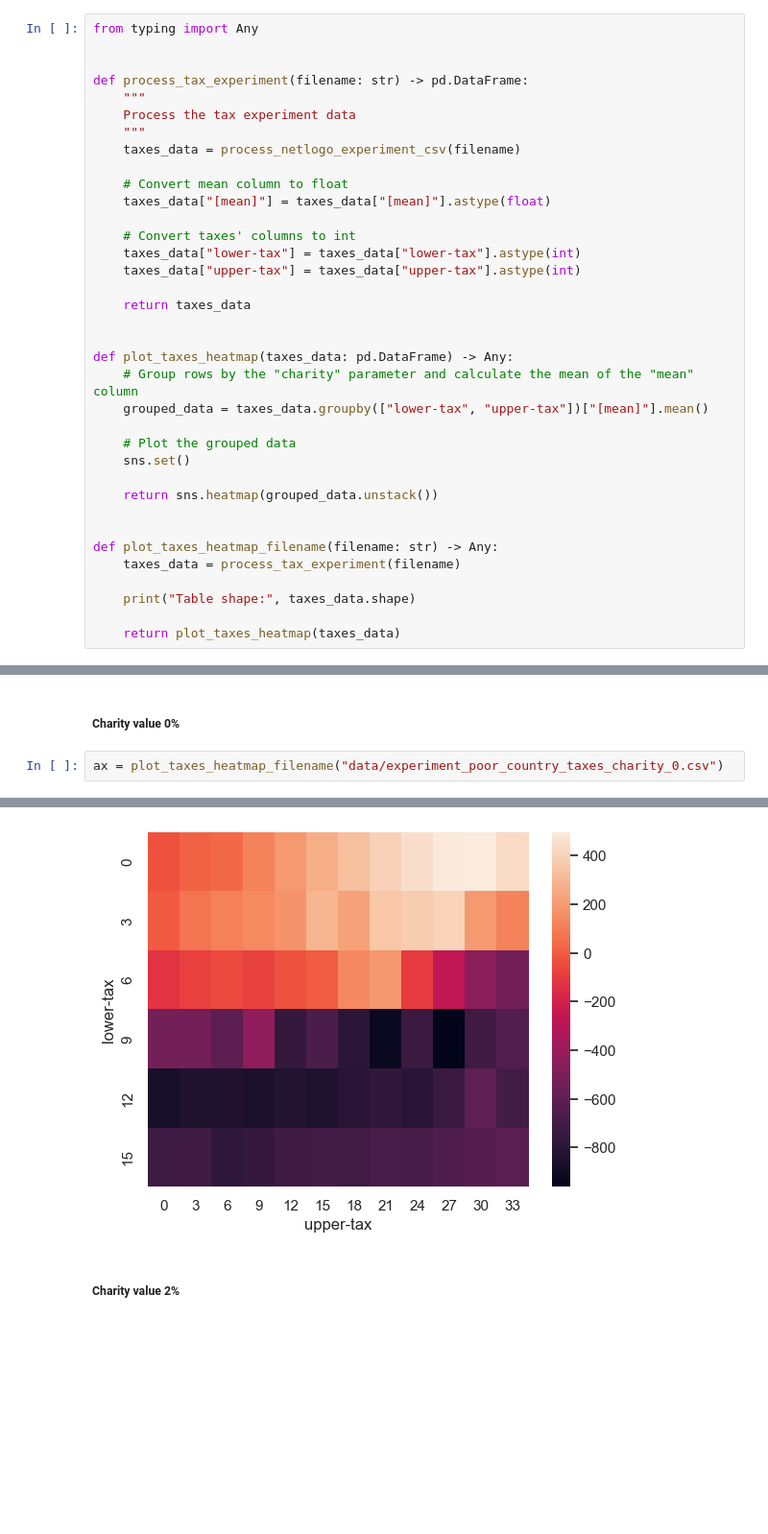
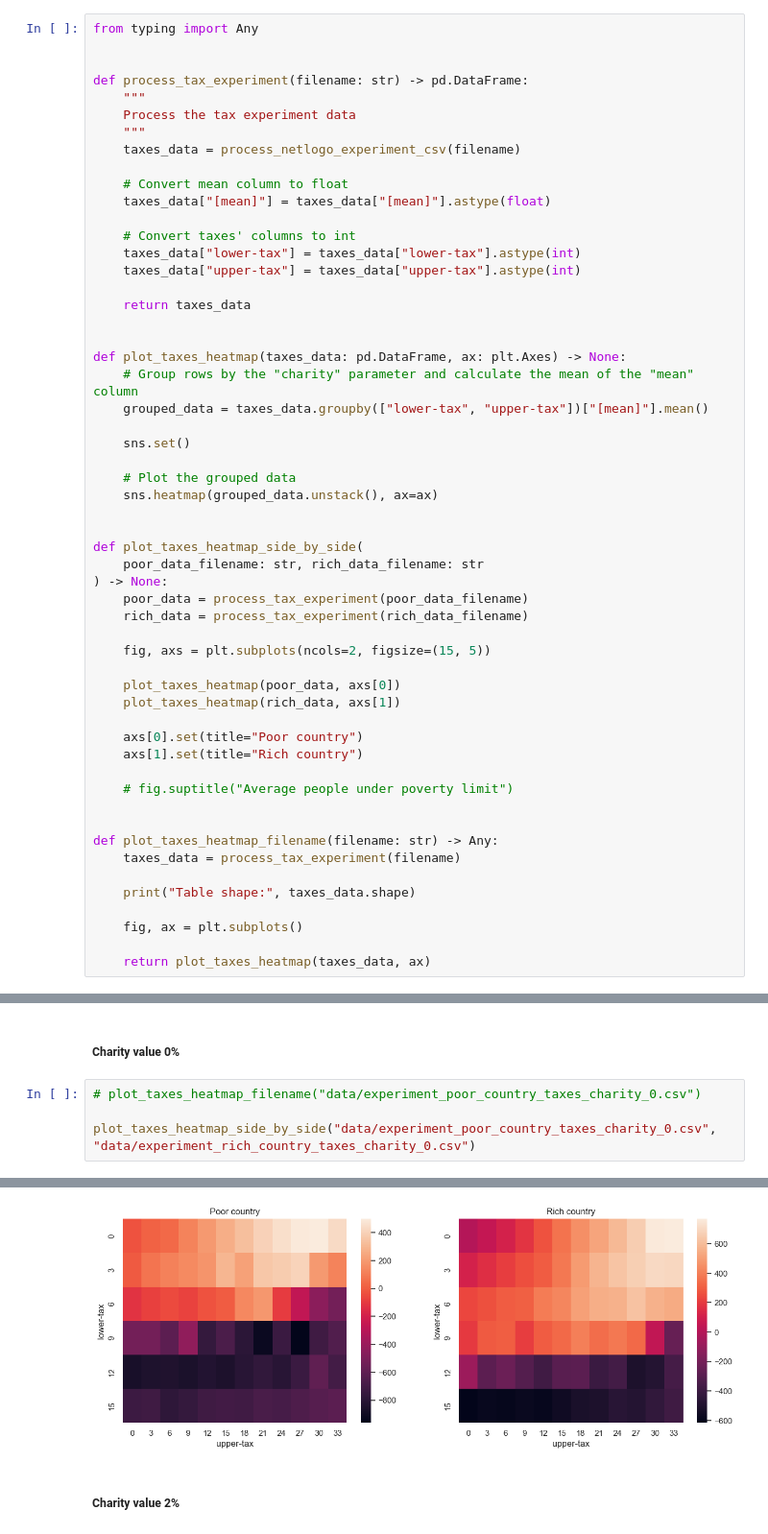
Before and after one commit to MrJoeKr/loveTaxes, a Jupyter notebook: make_graphs.ipynb, the cells around one changed output, grey strips where cells are left out. Shown at 96% size. Drawn from its saved outputs; the diff is of its cells as text; blank space fills up the shorter version.

Commit message:
Add side by side plots heatmaps

```diff
--- a/make_graphs.ipynb
+++ b/make_graphs.ipynb
@@ -178,14 +178,31 @@ def process_tax_experiment(filename: str) -> pd.DataFrame:
     return taxes_data
 
 
-def plot_taxes_heatmap(taxes_data: pd.DataFrame) -> Any:
+def plot_taxes_heatmap(taxes_data: pd.DataFrame, ax: plt.Axes) -> None:
     # Group rows by the "charity" parameter and calculate the mean of the "mean" column
     grouped_data = taxes_data.groupby(["lower-tax", "upper-tax"])["[mean]"].mean()
 
-    # Plot the grouped data
     sns.set()
 
-    return sns.heatmap(grouped_data.unstack())
+    # Plot the grouped data
+    sns.heatmap(grouped_data.unstack(), ax=ax)
+
+
+def plot_taxes_heatmap_side_by_side(
+    poor_data_filename: str, rich_data_filename: str
+) -> None:
+    poor_data = process_tax_experiment(poor_data_filename)
+    rich_data = process_tax_experiment(rich_data_filename)
+
+    fig, axs = plt.subplots(ncols=2, figsize=(15, 5))
+
+    plot_taxes_heatmap(poor_data, axs[0])
+    plot_taxes_heatmap(rich_data, axs[1])
+
+    axs[0].set(title="Poor country")
+    axs[1].set(title="Rich country")
+
+    # fig.suptitle("Average people under poverty limit")
 
 
 def plot_taxes_heatmap_filename(filename: str) -> Any:
@@ -193,7 +210,9 @@ def plot_taxes_heatmap_filename(filename: str) -> Any:
 
     print("Table shape:", taxes_data.shape)
 
-    return plot_taxes_heatmap(taxes_data)
+    fig, ax = plt.subplots()
+
+    return plot_taxes_heatmap(taxes_data, ax)
 # %% [markdown]
 ### Taxes experiment with charity value 2%
 # %%
@@ -246,5 +266,7 @@ Ending tick is 10000.
 # %% [markdown]
 ##### Charity value 0%
 # %%
-ax = plot_taxes_heatmap_filename("data/experiment_poor_country_taxes_charity_0.csv")
+# plot_taxes_heatmap_filename("data/experiment_poor_country_taxes_charity_0.csv")
+
+plot_taxes_heatmap_side_by_side("data/experiment_poor_country_taxes_charity_0.csv", "data/experiment_rich_country_taxes_charity_0.csv")
 # %% [output]
@@ -252,4 +273,4 @@ Table shape: (360, 12)
-[figure, old version]
+[figure, new version]
 # %% [markdown]
 ##### Charity value 2%
 # %%
```
Also changed, not shown: parts of 6 cells of this notebook.
